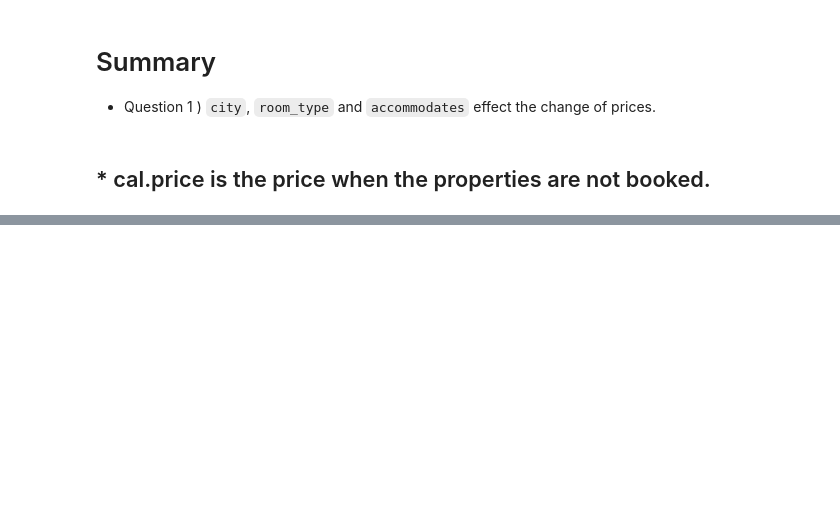
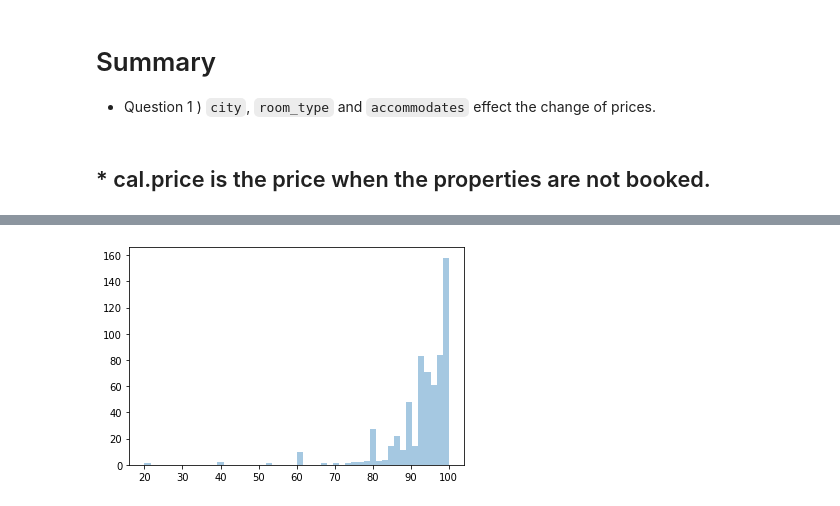
Before and after one commit to yuckiymouse/udacity_pro1_boston_airbnb, a Jupyter notebook: boston-airbnb-data.ipynb, the cells around one changed output, grey strips where cells are left out. Saved outputs shown, nothing was run; the diff lists cells and outputs as text; code cells hidden in the pictures; blank space fills up the shorter version.

```diff
--- a/boston-airbnb-data.ipynb
+++ b/boston-airbnb-data.ipynb
@@ -741,19 +326,0 @@ cal.date = pd.to_datetime(cal.date)
-# %%
-# check the price changing in months for each listing_id
-# delete null in price column
-cal = cal.dropna(subset=['price'], axis=0)
-var_ids = []
-# delete '$' in price clomun
-cal['f_price'] = cal.price.str.lstrip('$')
-cal['f_price'] = cal['f_price'].str.replace(',', '').astype(float)
-
-for listing_id in cal.listing_id.unique():
-    df = cal[cal.listing_id == listing_id]
-
-    # when price is changed in seasons
-    if np.var(df.f_price) > 0:
-        print(np.var(df.f_price))
-        print(listing_id)
-        var_ids.append(listing_id)
-
-        bar_plot(df[['date', 'f_price']], plot=False)
@@ -960,0 +430,13 @@ lis[lis.instant_bookable == 't']
+# %%
+# check well booked (more 70 % booked)
+more_review_scores = []
+for more_id in more_booked_id:
+    df = review_scores[review_scores.id == more_id]
+    # null check
+    if len(df) >= 1:
+        more_review_scores.append(
+            df.review_scores_rating.values[0])
+# %%
+sns.distplot(a = more_review_scores, kde = False, bins = 50);
+# %% [output]
+[figure, added]
```
Also changed, not shown: parts of 104 cells of this notebook.
